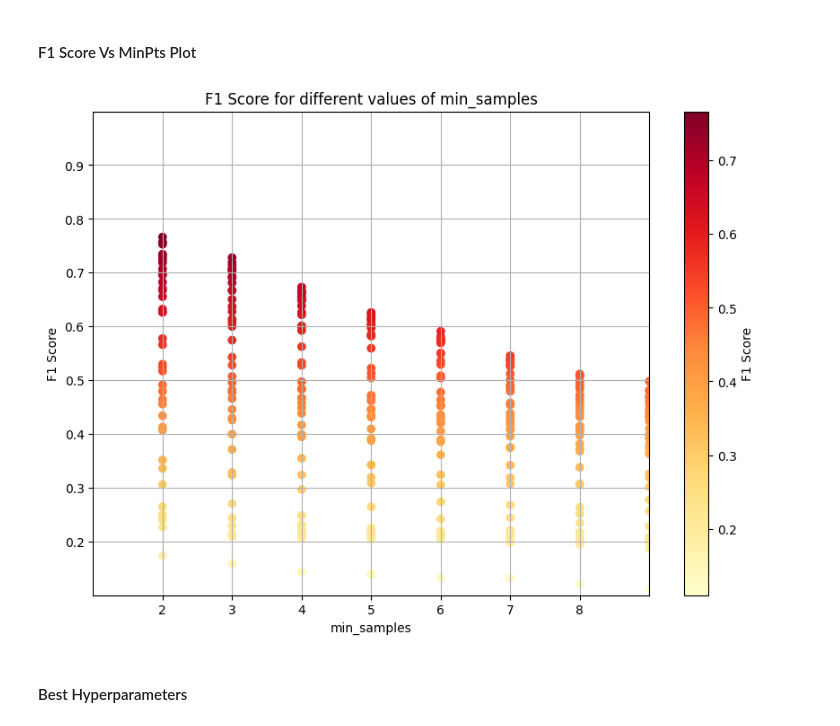
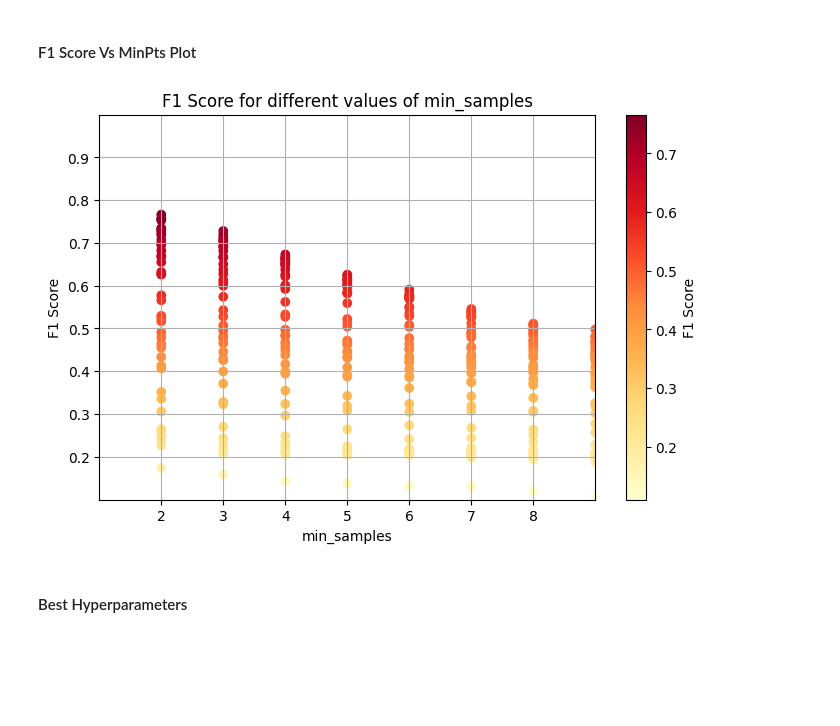
Before and after one commit to YoussefAboelwafa/Activity-Detection, a Jupyter notebook: DBSCAN.ipynb, the cells around one changed output. Saved outputs shown, nothing was run; the diff lists cells and outputs as text; code cells hidden in the pictures; blank space fills up the shorter version.

```diff
--- a/DBSCAN.ipynb
+++ b/DBSCAN.ipynb
@@ -203,34 +203,34 @@ plt.show()
 #### F1 Score Vs MinPts Plot
 # %%
 # Load the DataFrame from a CSV file
-results_df = pd.read_csv('Plot/DBSCAN_Hyperparameters_Tuning_results.csv')
+results_df = pd.read_csv('Plots/DBSCAN_Hyperparameters_Tuning_results.csv')
 
 # Create a 2D plot
-plt.figure(figsize=(10, 7))
+plt.figure(figsize=(8, 5))
 
 # Plot the F1 score as a function of min_samples
 plt.scatter(results_df['n_samples'], results_df['f1'], c=results_df['f1'], cmap='YlOrRd')
 
 # Find the highest F1 score and its corresponding min_samples value
 max_f1 = results_df['f1'].max()
 max_min_samples = results_df.loc[results_df['f1'].idxmax(), 'n_samples']
 
 
 # Add labels and title
 plt.xlabel('min_samples')
 plt.ylabel('F1 Score')
 plt.grid(True)
 plt.xticks(np.arange(2, 9, 1))
 plt.yticks(np.arange(0.2, 1, 0.1))
 plt.xlim(1, 9)
 plt.ylim(0.1, 1)
 plt.title('F1 Score for different values of min_samples')
 plt.colorbar(label='F1 Score')
 
 # Show the plot
 plt.show()
 # %% [output]
-[figure, old version]
+[figure, new version]
 # %% [markdown]
 #### Best Hyperparameters
 # %%
```
Also changed, not shown: parts of 1 cell of this notebook, 10 other files.
